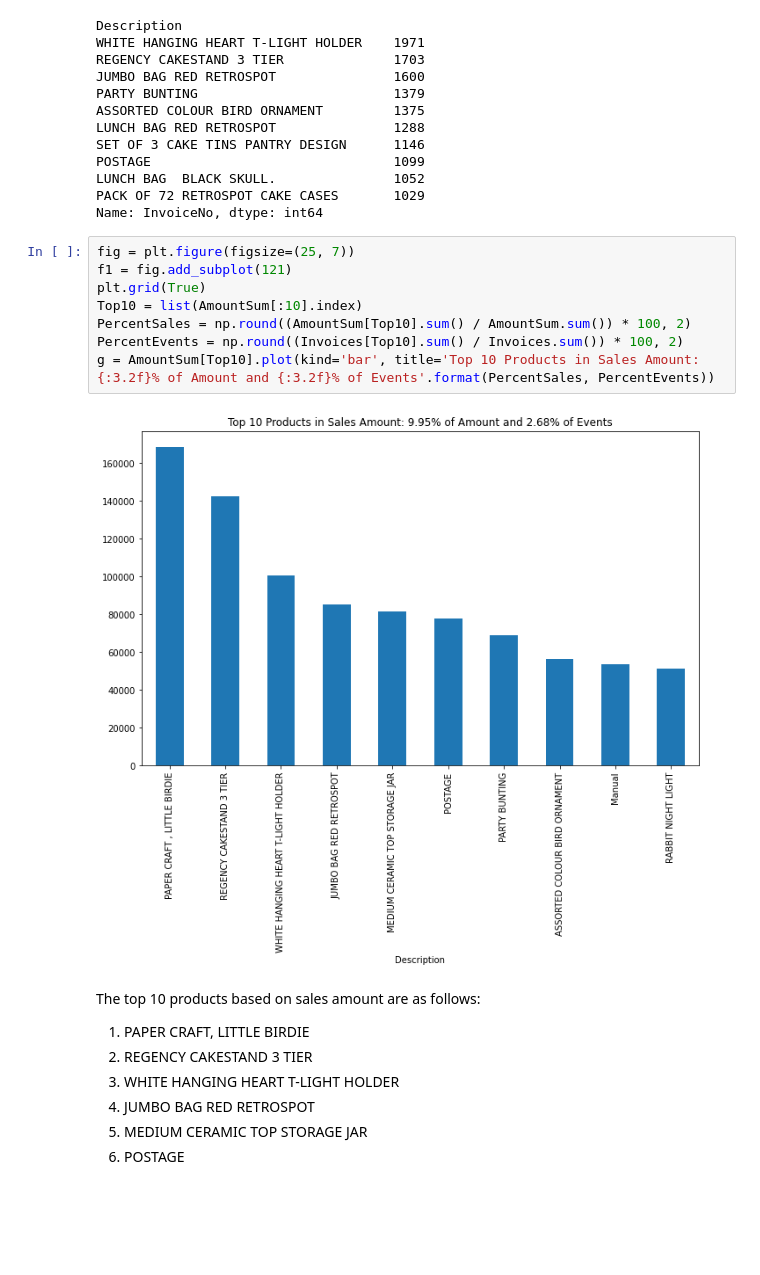
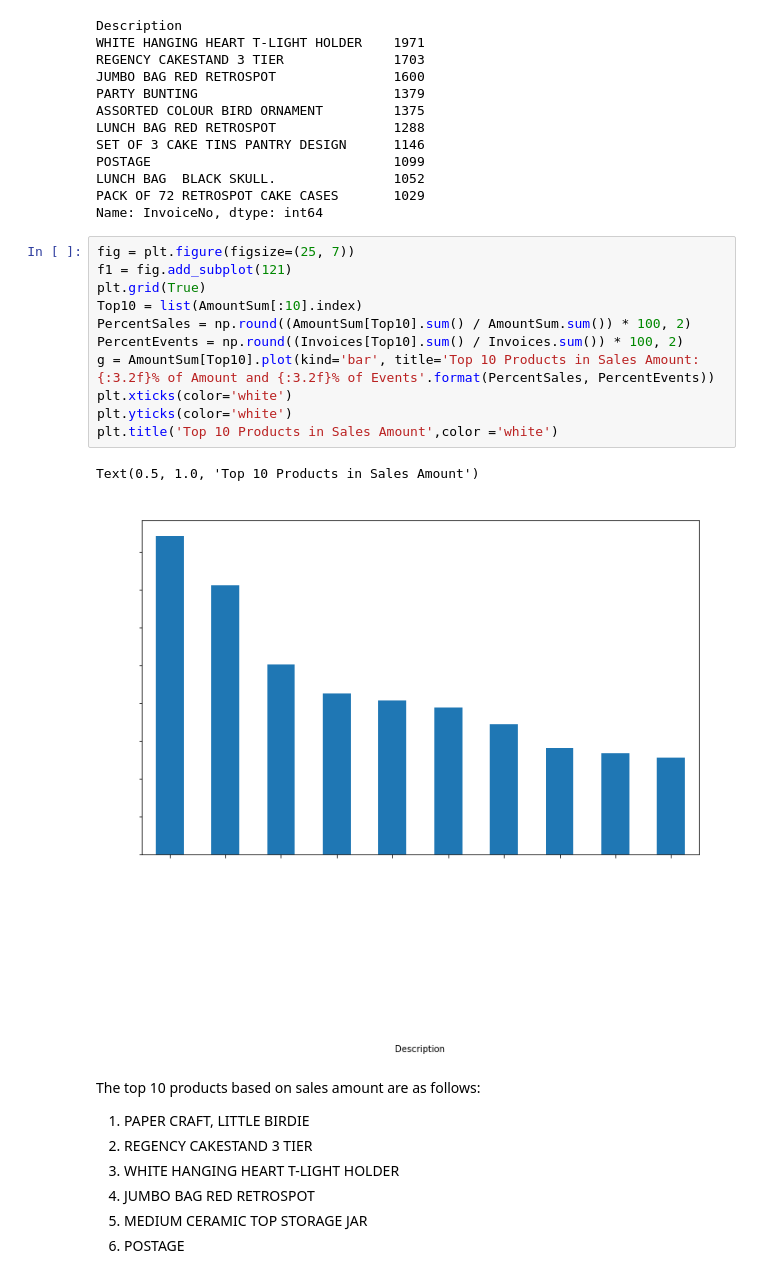
Before and after one commit to Dibieoluchi/Customer-Segmentation-Market-Basket-Analysis-SWOT-Insights, a Jupyter notebook: exploratory data analysis.ipynb, the cells around one changed output. Drawn from its saved outputs; the diff is of its cells as text; blank space fills up the shorter version.

```diff
--- a/exploratory data analysis.ipynb
+++ b/exploratory data analysis.ipynb
@@ -499,13 +542,17 @@ Name: InvoiceNo, dtype: int64
 # %%
 fig = plt.figure(figsize=(25, 7))
 f1 = fig.add_subplot(121)
 plt.grid(True)
 Top10 = list(AmountSum[:10].index)
 PercentSales = np.round((AmountSum[Top10].sum() / AmountSum.sum()) * 100, 2)
 PercentEvents = np.round((Invoices[Top10].sum() / Invoices.sum()) * 100, 2)
 g = AmountSum[Top10].plot(kind='bar', title='Top 10 Products in Sales Amount: {:3.2f}% of Amount and {:3.2f}% of Events'.format(PercentSales, PercentEvents))
+plt.xticks(color='white')
+plt.yticks(color='white')
+plt.title('Top 10 Products in Sales Amount',color ='white')
 # %% [output]
+Text(0.5, 1.0, 'Top 10 Products in Sales Amount')
-[figure, old version]
+[figure, new version]
 # %% [markdown]
 The top 10 products based on sales amount are as follows:
 1. PAPER CRAFT, LITTLE BIRDIE
```
Also changed, not shown: parts of 14 cells of this notebook.
